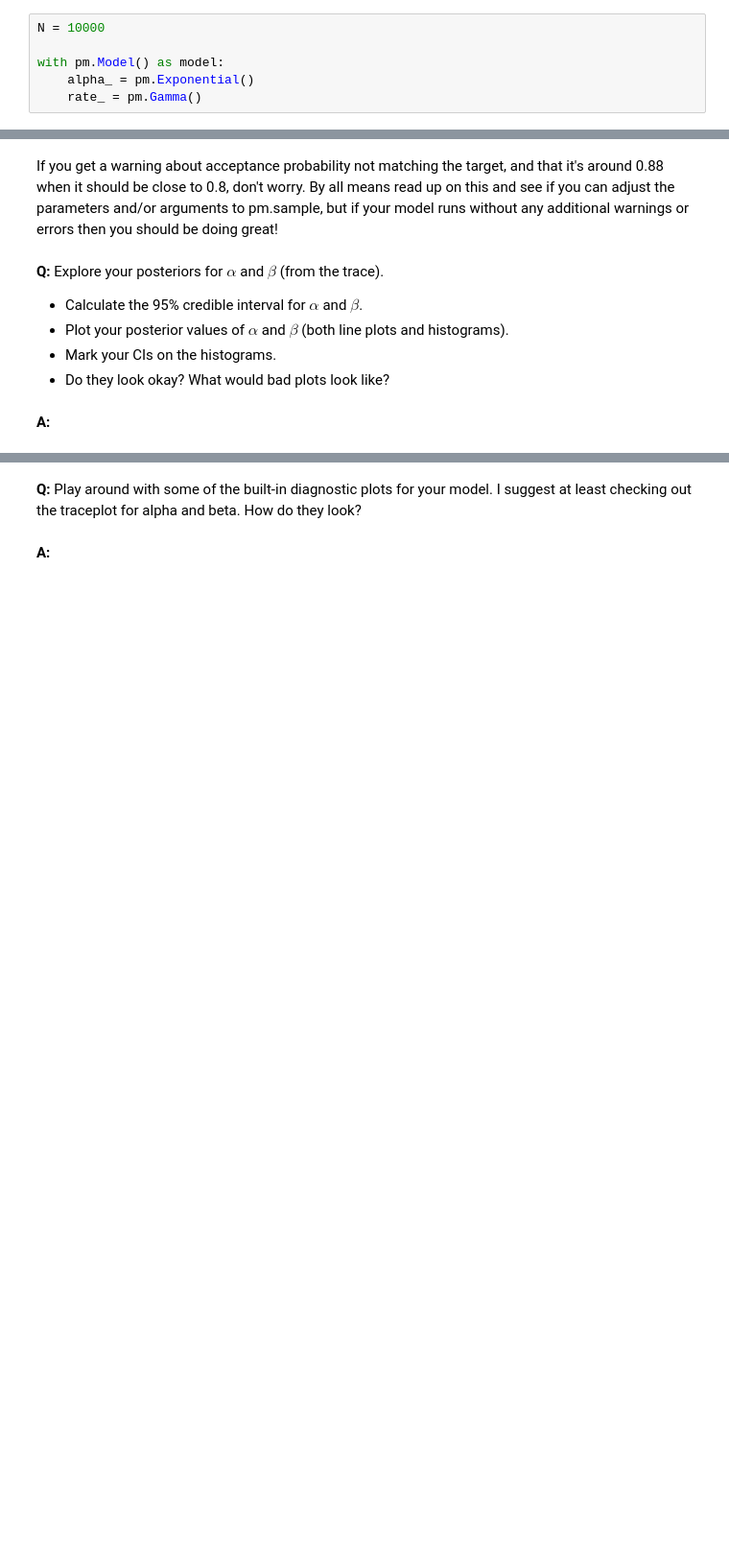
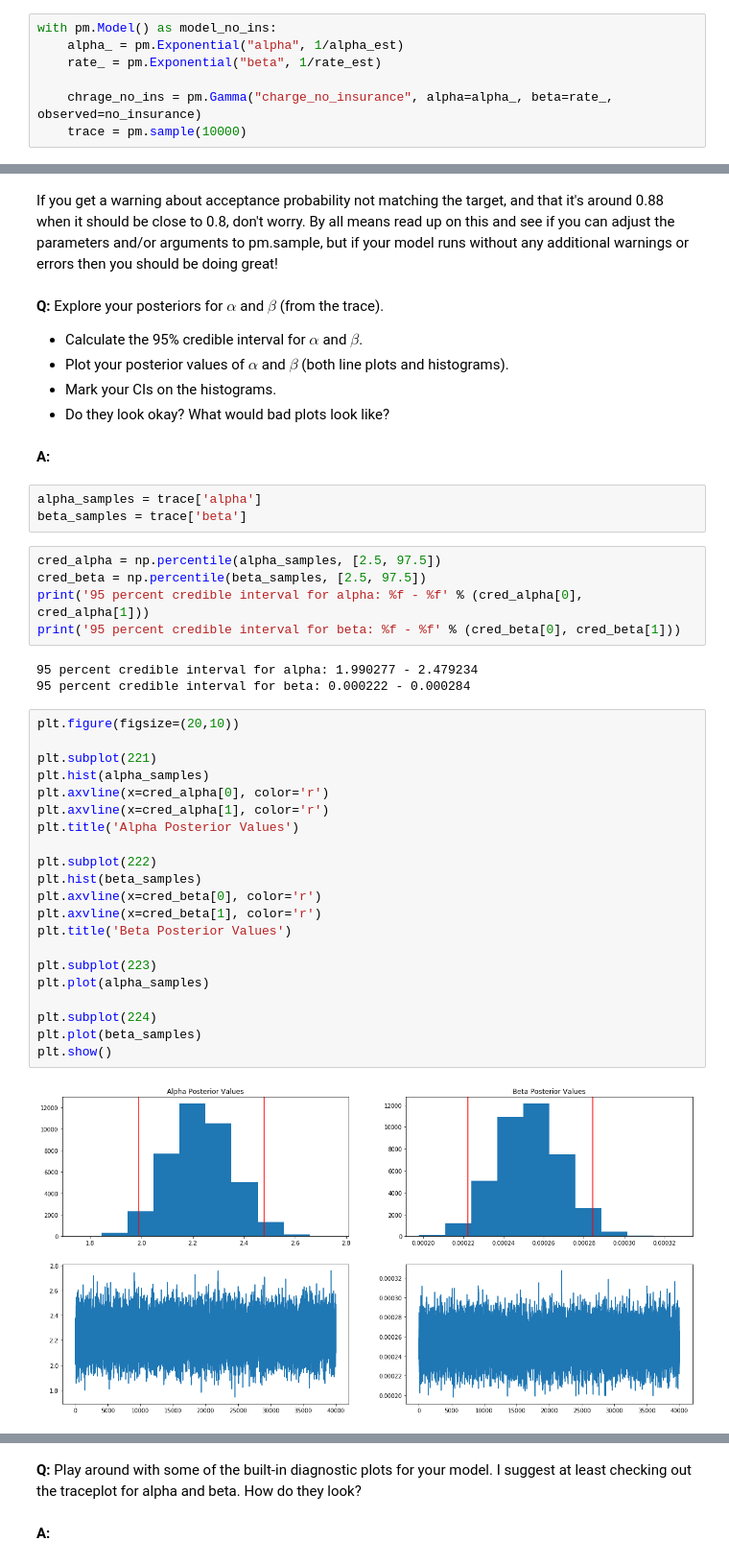
Before and after one commit to sdesaidata/Springboard, a Jupyter notebook: Springboard_Mini_Projects/Inferential_Statistics/Bayesian_Inference_Mini_Project/inferential_statistics_3-Q.ipynb, the cells around one changed output, grey strips where cells are left out. Shown: that part at 96% size. Drawn from its saved outputs; the diff is of its cells as text; blank space fills up the shorter version.

```diff
--- a/Springboard_Mini_Projects/Inferential_Statistics/Bayesian_Inference_Mini_Project/inferential_statistics_3-Q.ipynb
+++ b/Springboard_Mini_Projects/Inferential_Statistics/Bayesian_Inference_Mini_Project/inferential_statistics_3-Q.ipynb
@@ -103,9 +103,10 @@ __Q:__ You are now going to create your own PyMC3 model!
 Hint: you may find it helpful to work backwards. Start with your `pm.Gamma`, and note the required stochastic variables `alpha` and `beta`. Then before that you obviously need to create those stochastic variables using `pm.Exponential` and the correct parameters.
 # %% [markdown]
 __A:__
-# %%
-N = 10000
-
-with pm.Model() as model:
-    alpha_ = pm.Exponential()
-    rate_ = pm.Gamma()
+# %%
+with pm.Model() as model_no_ins:
+    alpha_ = pm.Exponential("alpha", 1/alpha_est)
+    rate_ = pm.Exponential("beta", 1/rate_est)
+
+    chrage_no_ins = pm.Gamma("charge_no_insurance", alpha=alpha_, beta=rate_, observed=no_insurance)
+    trace = pm.sample(10000)
@@ -119,3 +125,37 @@ __Q:__ Explore your posteriors for $\alpha$ and $\beta$ (from the trace).
 * Do they look okay? What would bad plots look like?
 # %% [markdown]
 __A:__
+# %%
+alpha_samples = trace['alpha']
+beta_samples = trace['beta']
+# %%
+cred_alpha = np.percentile(alpha_samples, [2.5, 97.5])
+cred_beta = np.percentile(beta_samples, [2.5, 97.5])
+print('95 percent credible interval for alpha: %f - %f' % (cred_alpha[0], cred_alpha[1]))
+print('95 percent credible interval for beta: %f - %f' % (cred_beta[0], cred_beta[1]))
+# %% [output]
+95 percent credible interval for alpha: 1.990277 - 2.479234
+95 percent credible interval for beta: 0.000222 - 0.000284
+# %%
+plt.figure(figsize=(20,10))
+
+plt.subplot(221)
+plt.hist(alpha_samples)
+plt.axvline(x=cred_alpha[0], color='r')
+plt.axvline(x=cred_alpha[1], color='r')
+plt.title('Alpha Posterior Values')
+
+plt.subplot(222)
+plt.hist(beta_samples)
+plt.axvline(x=cred_beta[0], color='r')
+plt.axvline(x=cred_beta[1], color='r')
+plt.title('Beta Posterior Values')
+
+plt.subplot(223)
+plt.plot(alpha_samples)
+
+plt.subplot(224)
+plt.plot(beta_samples)
+plt.show()
+# %% [output]
+[figure, added]
```
Also changed, not shown: parts of 7 cells of this notebook, 1 other file.
